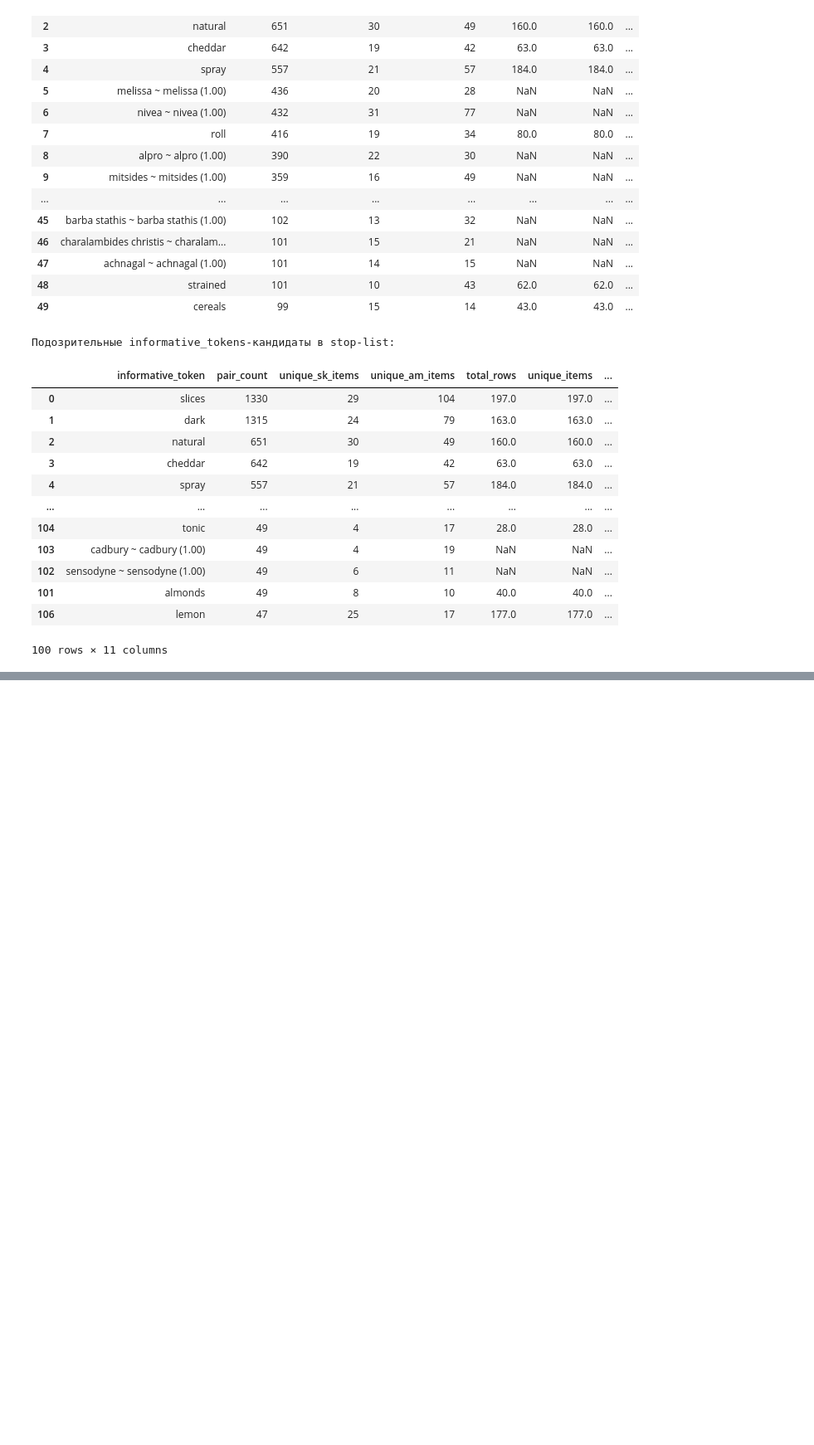
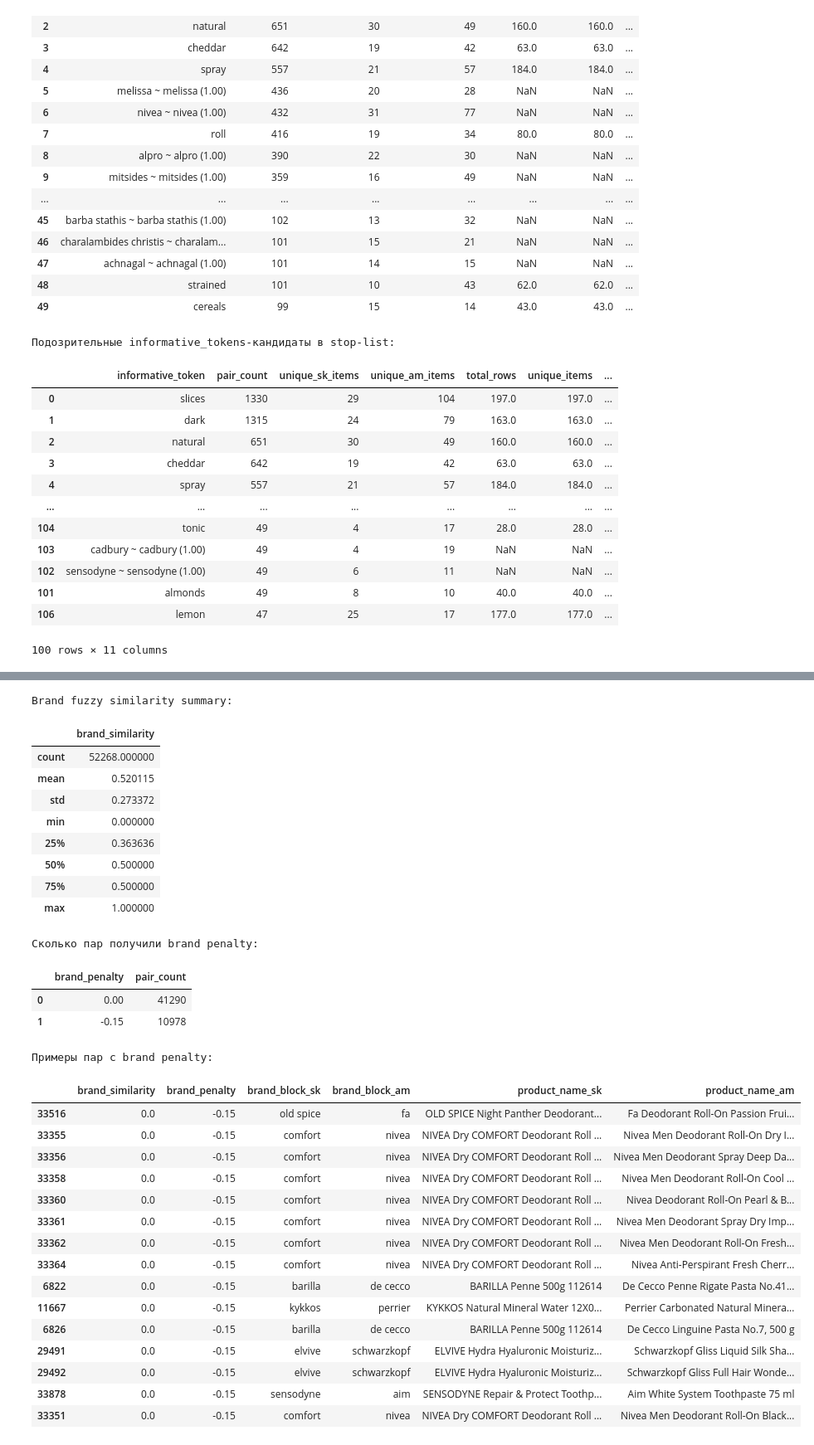
Before and after one commit to valeriyabrovchuk/grocery_price_analysis, a Jupyter notebook: groceries_comparison_limassol.ipynb, the cells around one changed output, grey strips where cells are left out. Shown at 83% size. Drawn from its saved outputs; the diff is of its cells as text; code cells hidden in the pictures; blank space fills up the shorter version.

```diff
--- a/groceries_comparison_limassol.ipynb
+++ b/groceries_comparison_limassol.ipynb
@@ -4113,0 +4392,72 @@ TOP informative_tokens по числу candidate pairs:
+# %%
+candidate_pairs_scored['brand_similarity'] = [
+    fuzzy_similarity(left_value, right_value)
+    for left_value, right_value in zip(
+        candidate_pairs_scored['brand_block_sk'],
+        candidate_pairs_scored['brand_block_am']
+    )
+]
+
+candidate_pairs_scored['brand_similarity'] = candidate_pairs_scored['brand_similarity'].clip(0, 1)
+
+both_brands_present = (
+    candidate_pairs_scored['brand_block_sk'].map(normalize_for_similarity).ne('')
+    & candidate_pairs_scored['brand_block_am'].map(normalize_for_similarity).ne('')
+)
+
+candidate_pairs_scored['brand_penalty'] = np.where(
+    both_brands_present & candidate_pairs_scored['brand_similarity'].lt(0.30),
+    -0.15,
+    0.0
+)
+
+print('Brand fuzzy similarity summary:')
+display(candidate_pairs_scored['brand_similarity'].describe().to_frame())
+
+print('Сколько пар получили brand penalty:')
+display(candidate_pairs_scored['brand_penalty'].value_counts().rename_axis('brand_penalty').reset_index(name='pair_count'))
+
+print('Примеры пар с brand penalty:')
+display(
+    candidate_pairs_scored
+    .loc[candidate_pairs_scored['brand_penalty'].lt(0)]
+    .sort_values('brand_similarity')
+    [[
+        'brand_similarity', 'brand_penalty',
+        'brand_block_sk', 'brand_block_am',
+        'product_name_sk', 'product_name_am'
+    ]]
+    .head(15)
+)
+# %% [output]
+Brand fuzzy similarity summary:
+|  | brand_similarity |
+| count | 52268.000000 |
+| mean | 0.520115 |
+| std | 0.273372 |
+| min | 0.000000 |
+| 25% | 0.363636 |
+| 50% | 0.500000 |
+| 75% | 0.500000 |
+| max | 1.000000 |
+Сколько пар получили brand penalty:
+|  | brand_penalty | pair_count |
+| 0 | 0.00 | 41290 |
+| 1 | -0.15 | 10978 |
+Примеры пар с brand penalty:
+|  | brand_similarity | brand_penalty | brand_block_sk | brand_block_am | product_name_sk | product_name_am |
+| 33516 | 0.0 | -0.15 | old spice | fa | OLD SPICE Night Panther Deodorant... | Fa Deodorant Roll-On Passion Frui... |
+| 33355 | 0.0 | -0.15 | comfort | nivea | NIVEA Dry COMFORT Deodorant Roll ... | Nivea Men Deodorant Roll-On Dry I... |
+| 33356 | 0.0 | -0.15 | comfort | nivea | NIVEA Dry COMFORT Deodorant Roll ... | Nivea Men Deodorant Spray Deep Da... |
+| 33358 | 0.0 | -0.15 | comfort | nivea | NIVEA Dry COMFORT Deodorant Roll ... | Nivea Men Deodorant Roll-On Cool ... |
+| 33360 | 0.0 | -0.15 | comfort | nivea | NIVEA Dry COMFORT Deodorant Roll ... | Nivea Deodorant Roll-On Pearl & B... |
+| 33361 | 0.0 | -0.15 | comfort | nivea | NIVEA Dry COMFORT Deodorant Roll ... | Nivea Men Deodorant Spray Dry Imp... |
+| 33362 | 0.0 | -0.15 | comfort | nivea | NIVEA Dry COMFORT Deodorant Roll ... | Nivea Men Deodorant Roll-On Fresh... |
+| 33364 | 0.0 | -0.15 | comfort | nivea | NIVEA Dry COMFORT Deodorant Roll ... | Nivea Anti-Perspirant Fresh Cherr... |
+| 6822 | 0.0 | -0.15 | barilla | de cecco | BARILLA Penne 500g 112614 | De Cecco Penne Rigate Pasta No.41... |
+| 11667 | 0.0 | -0.15 | kykkos | perrier | KYKKOS Natural Mineral Water 12X0... | Perrier Carbonated Natural Minera... |
+| 6826 | 0.0 | -0.15 | barilla | de cecco | BARILLA Penne 500g 112614 | De Cecco Linguine Pasta No.7, 500 g |
+| 29491 | 0.0 | -0.15 | elvive | schwarzkopf | ELVIVE Hydra Hyaluronic Moisturiz... | Schwarzkopf Gliss Liquid Silk Sha... |
+| 29492 | 0.0 | -0.15 | elvive | schwarzkopf | ELVIVE Hydra Hyaluronic Moisturiz... | Schwarzkopf Gliss Full Hair Wonde... |
+| 33878 | 0.0 | -0.15 | sensodyne | aim | SENSODYNE Repair & Protect Toothp... | Aim White System Toothpaste 75 ml |
+| 33351 | 0.0 | -0.15 | comfort | nivea | NIVEA Dry COMFORT Deodorant Roll ... | Nivea Men Deodorant Roll-On Black... |
```
Also changed, not shown: parts of 34 cells of this notebook, 7 other files.
